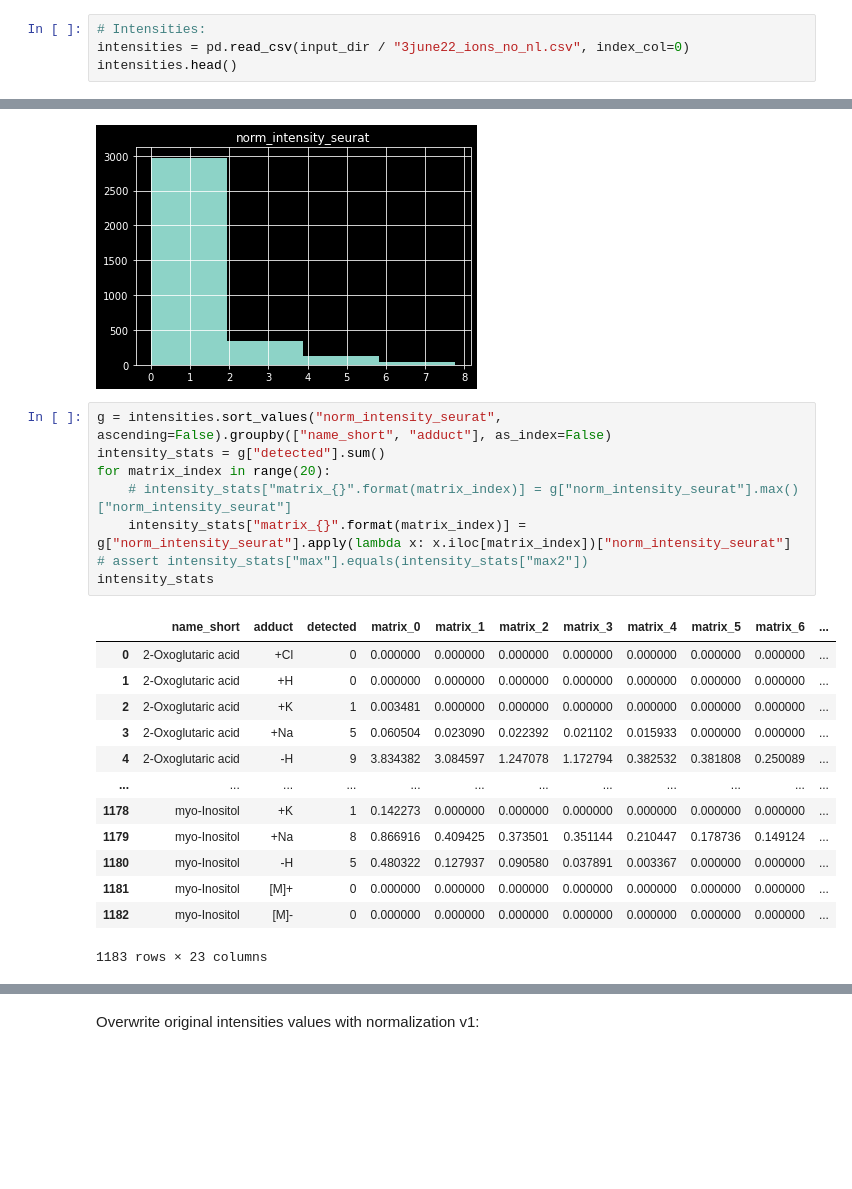
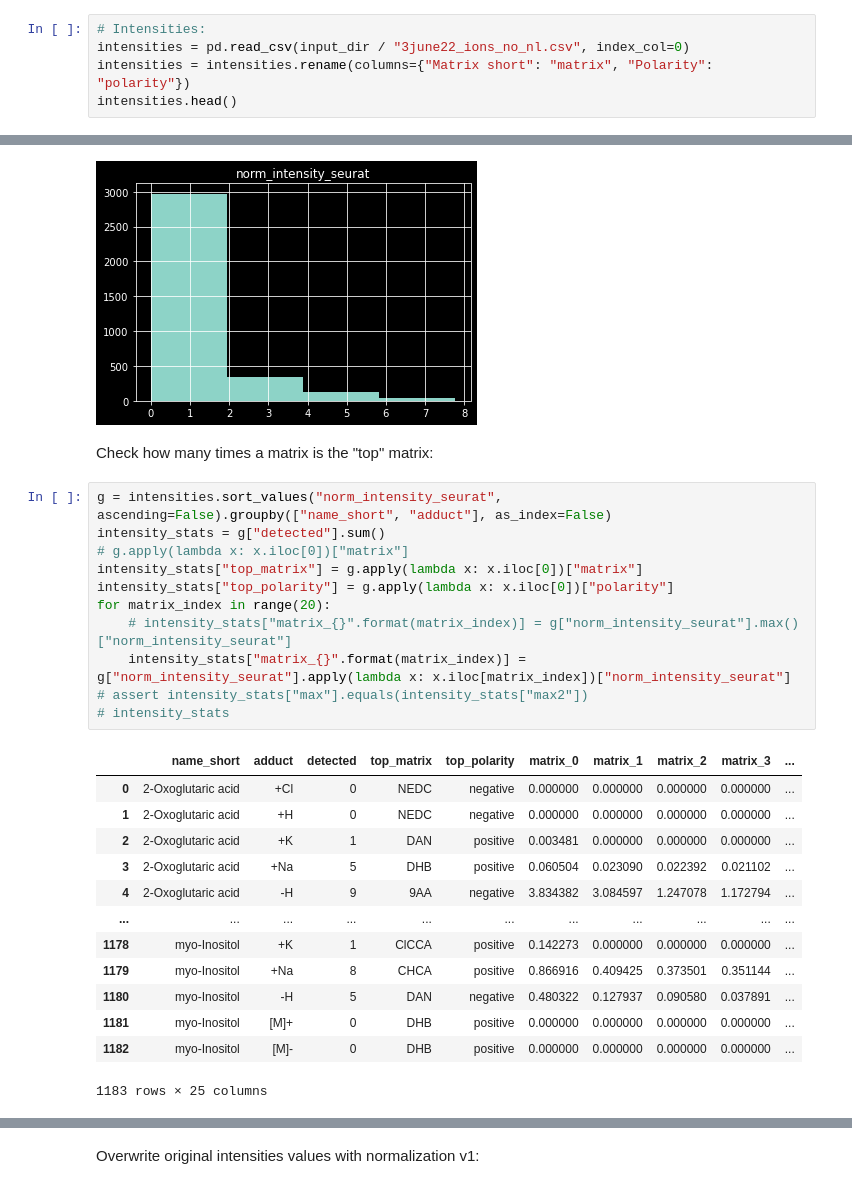
Before and after one commit to alexandrovteam/predicting-APMALDI-response, a Jupyter notebook: notebooks/visualize_data.ipynb, the cells around one changed output, grey strips where cells are left out. Drawn from its saved outputs; the diff is of its cells as text; blank space fills up the shorter version.

```diff
--- a/notebooks/visualize_data.ipynb
+++ b/notebooks/visualize_data.ipynb
@@ -155,5 +155,6 @@ all_mol_features
 # %%
 # Intensities:
 intensities = pd.read_csv(input_dir / "3june22_ions_no_nl.csv", index_col=0)
+intensities = intensities.rename(columns={"Matrix short": "matrix", "Polarity": "polarity"})
 intensities.head()
 # %% [output]
@@ -360,25 +361,30 @@ _ = intensities[intensities["spot_intensity"] > 100].hist("norm_intensity_seurat
 _ = intensities[intensities["norm_intensity_seurat"] > 0].hist("norm_intensity_seurat", bins=4)
 # %% [output]
 [figure]
+# %% [markdown]
+Check how many times a matrix is the "top" matrix:
 # %%
 g = intensities.sort_values("norm_intensity_seurat", ascending=False).groupby(["name_short", "adduct"], as_index=False)
 intensity_stats = g["detected"].sum()
+# g.apply(lambda x: x.iloc[0])["matrix"]
+intensity_stats["top_matrix"] = g.apply(lambda x: x.iloc[0])["matrix"]
+intensity_stats["top_polarity"] = g.apply(lambda x: x.iloc[0])["polarity"]
 for matrix_index in range(20):
     # intensity_stats["matrix_{}".format(matrix_index)] = g["norm_intensity_seurat"].max()["norm_intensity_seurat"]
     intensity_stats["matrix_{}".format(matrix_index)] = g["norm_intensity_seurat"].apply(lambda x: x.iloc[matrix_index])["norm_intensity_seurat"]
 # assert intensity_stats["max"].equals(intensity_stats["max2"])
-intensity_stats
+# intensity_stats
 # %% [output]
-|  | name_short | adduct | detected | matrix_0 | matrix_1 | matrix_2 | matrix_3 | matrix_4 | matrix_5 | matrix_6 | ... |
-| 0 | 2-Oxoglutaric acid | +Cl | 0 | 0.000000 | 0.000000 | 0.000000 | 0.000000 | 0.000000 | 0.000000 | 0.000000 | ... |
-| 1 | 2-Oxoglutaric acid | +H | 0 | 0.000000 | 0.000000 | 0.000000 | 0.000000 | 0.000000 | 0.000000 | 0.000000 | ... |
-| 2 | 2-Oxoglutaric acid | +K | 1 | 0.003481 | 0.000000 | 0.000000 | 0.000000 | 0.000000 | 0.000000 | 0.000000 | ... |
-| 3 | 2-Oxoglutaric acid | +Na | 5 | 0.060504 | 0.023090 | 0.022392 | 0.021102 | 0.015933 | 0.000000 | 0.000000 | ... |
-| 4 | 2-Oxoglutaric acid | -H | 9 | 3.834382 | 3.084597 | 1.247078 | 1.172794 | 0.382532 | 0.381808 | 0.250089 | ... |
-| ... | ... | ... | ... | ... | ... | ... | ... | ... | ... | ... | ... |
-| 1178 | myo-Inositol | +K | 1 | 0.142273 | 0.000000 | 0.000000 | 0.000000 | 0.000000 | 0.000000 | 0.000000 | ... |
-| 1179 | myo-Inositol | +Na | 8 | 0.866916 | 0.409425 | 0.373501 | 0.351144 | 0.210447 | 0.178736 | 0.149124 | ... |
-| 1180 | myo-Inositol | -H | 5 | 0.480322 | 0.127937 | 0.090580 | 0.037891 | 0.003367 | 0.000000 | 0.000000 | ... |
-| 1181 | myo-Inositol | [M]+ | 0 | 0.000000 | 0.000000 | 0.000000 | 0.000000 | 0.000000 | 0.000000 | 0.000000 | ... |
-| 1182 | myo-Inositol | [M]- | 0 | 0.000000 | 0.000000 | 0.000000 | 0.000000 | 0.000000 | 0.000000 | 0.000000 | ... |
+|  | name_short | adduct | detected | top_matrix | top_polarity | matrix_0 | matrix_1 | matrix_2 | matrix_3 | ... |
+| 0 | 2-Oxoglutaric acid | +Cl | 0 | NEDC | negative | 0.000000 | 0.000000 | 0.000000 | 0.000000 | ... |
+| 1 | 2-Oxoglutaric acid | +H | 0 | NEDC | negative | 0.000000 | 0.000000 | 0.000000 | 0.000000 | ... |
+| 2 | 2-Oxoglutaric acid | +K | 1 | DAN | positive | 0.003481 | 0.000000 | 0.000000 | 0.000000 | ... |
+| 3 | 2-Oxoglutaric acid | +Na | 5 | DHB | positive | 0.060504 | 0.023090 | 0.022392 | 0.021102 | ... |
+| 4 | 2-Oxoglutaric acid | -H | 9 | 9AA | negative | 3.834382 | 3.084597 | 1.247078 | 1.172794 | ... |
+| ... | ... | ... | ... | ... | ... | ... | ... | ... | ... | ... |
+| 1178 | myo-Inositol | +K | 1 | ClCCA | positive | 0.142273 | 0.000000 | 0.000000 | 0.000000 | ... |
+| 1179 | myo-Inositol | +Na | 8 | CHCA | positive | 0.866916 | 0.409425 | 0.373501 | 0.351144 | ... |
+| 1180 | myo-Inositol | -H | 5 | DAN | negative | 0.480322 | 0.127937 | 0.090580 | 0.037891 | ... |
+| 1181 | myo-Inositol | [M]+ | 0 | DHB | positive | 0.000000 | 0.000000 | 0.000000 | 0.000000 | ... |
+| 1182 | myo-Inositol | [M]- | 0 | DHB | positive | 0.000000 | 0.000000 | 0.000000 | 0.000000 | ... |
-1183 rows × 23 columns
+1183 rows × 25 columns
```
Also changed, not shown: parts of 8 cells of this notebook, 1 other file.
